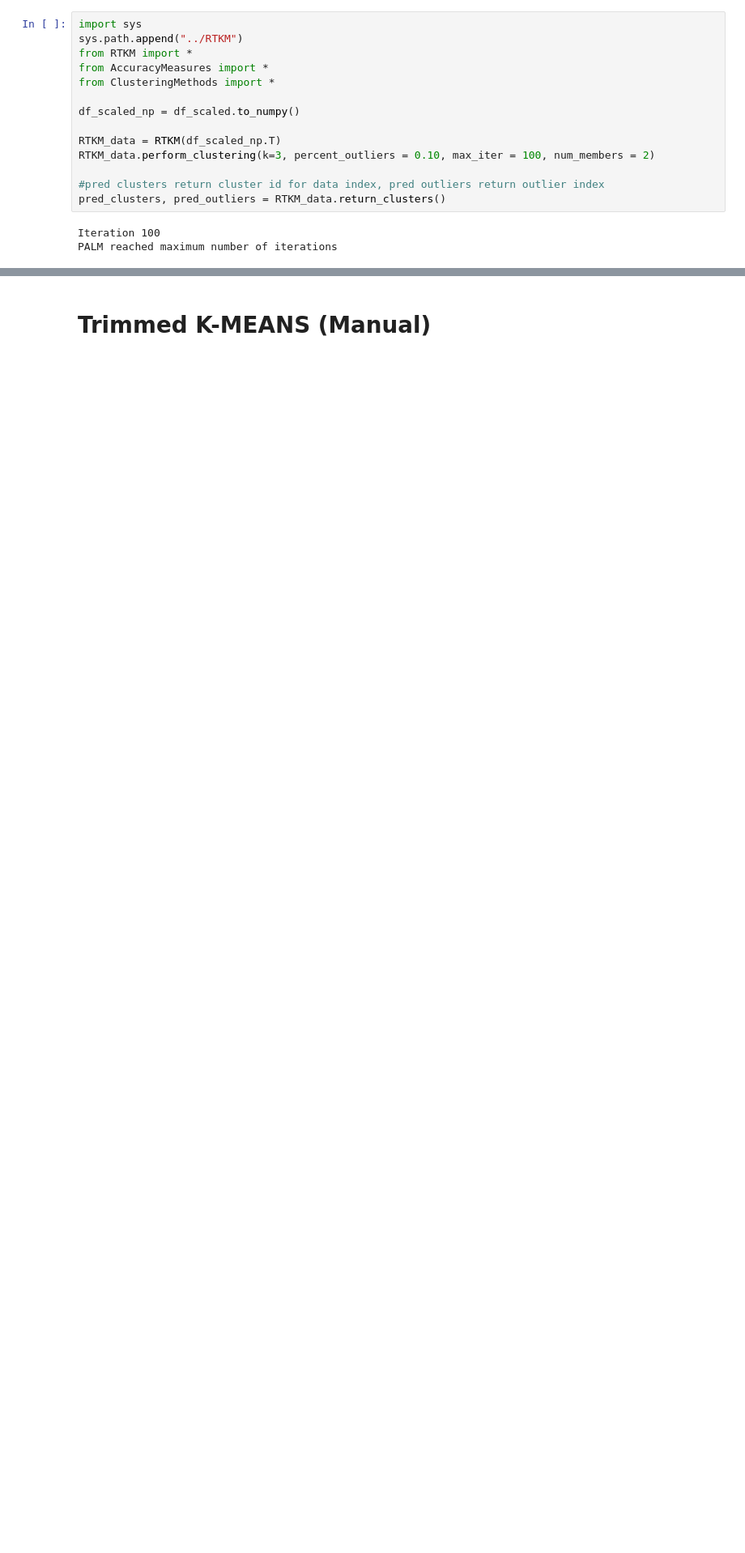
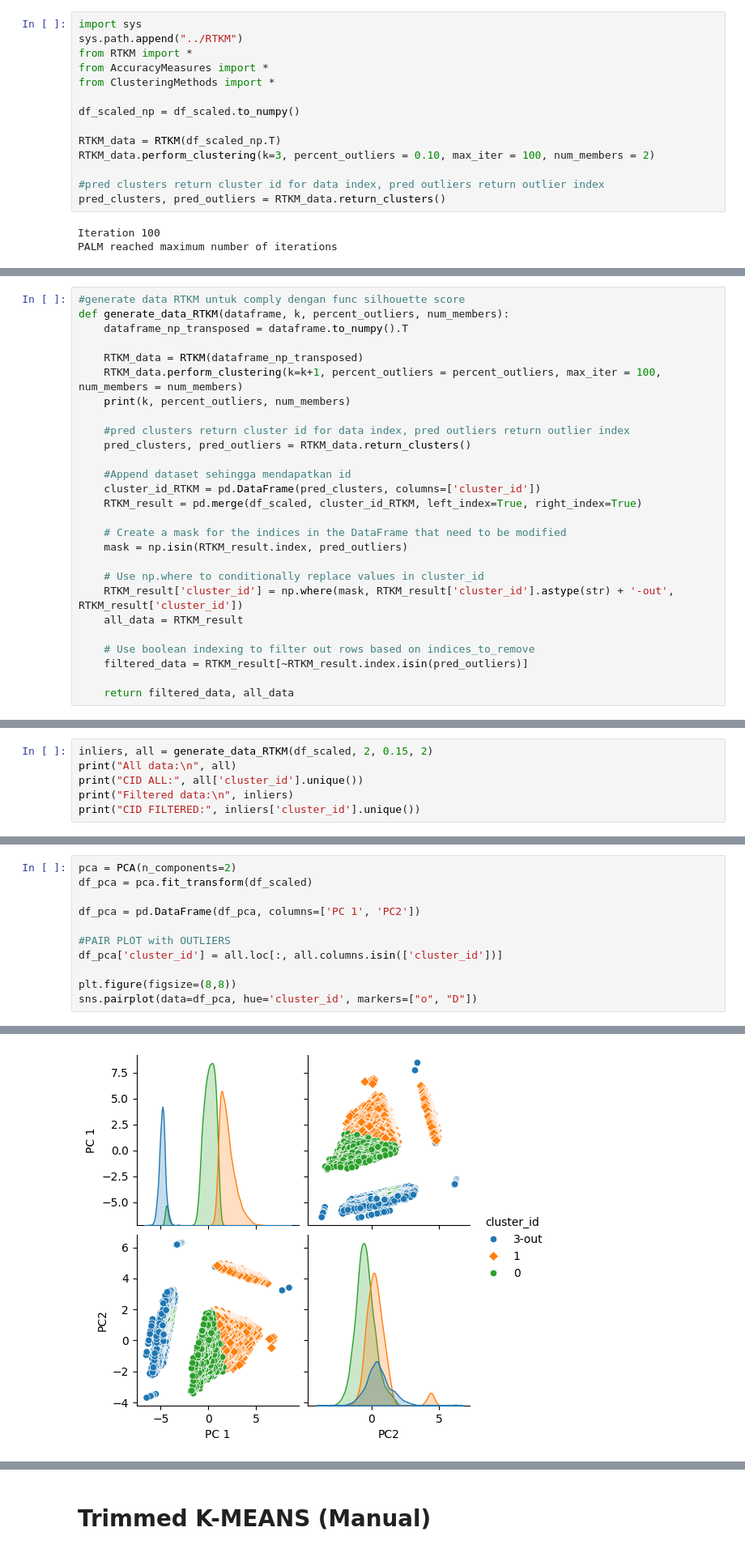
Before and after one commit to jptriciaestella/Skripsi-Kmeans-LTS, a Jupyter notebook: DATASET1/trimmed.ipynb, the cells around one changed output, grey strips where cells are left out. Shown at 81% size. Saved outputs shown, nothing was run; the diff lists cells and outputs as text; blank space fills up the shorter version.

```diff
--- a/DATASET1/trimmed.ipynb
+++ b/DATASET1/trimmed.ipynb
@@ -306,0 +306,27 @@ The markers list has fewer values (2) than needed (3) and will cycle, which may
+# %%
+#generate data RTKM untuk comply dengan func silhouette score
+def generate_data_RTKM(dataframe, k, percent_outliers, num_members):
+    dataframe_np_transposed = dataframe.to_numpy().T
+
+    RTKM_data = RTKM(dataframe_np_transposed)
+    RTKM_data.perform_clustering(k=k+1, percent_outliers = percent_outliers, max_iter = 100, num_members = num_members)
+    print(k, percent_outliers, num_members)
+
+    #pred clusters return cluster id for data index, pred outliers return outlier index
+    pred_clusters, pred_outliers = RTKM_data.return_clusters()
+
+    #Append dataset sehingga mendapatkan id
+    cluster_id_RTKM = pd.DataFrame(pred_clusters, columns=['cluster_id'])
+    RTKM_result = pd.merge(df_scaled, cluster_id_RTKM, left_index=True, right_index=True)
+
+    # Create a mask for the indices in the DataFrame that need to be modified
+    mask = np.isin(RTKM_result.index, pred_outliers)
+
+    # Use np.where to conditionally replace values in cluster_id
+    RTKM_result['cluster_id'] = np.where(mask, RTKM_result['cluster_id'].astype(str) + '-out', RTKM_result['cluster_id'])
+    all_data = RTKM_result
+
+    # Use boolean indexing to filter out rows based on indices_to_remove
+    filtered_data = RTKM_result[~RTKM_result.index.isin(pred_outliers)]
+
+    return filtered_data, all_data
@@ -306,0 +335,6 @@ The markers list has fewer values (2) than needed (3) and will cycle, which may
+# %%
+inliers, all = generate_data_RTKM(df_scaled, 2, 0.15, 2)
+print("All data:\n", all)
+print("CID ALL:", all['cluster_id'].unique())
+print("Filtered data:\n", inliers)
+print("CID FILTERED:", inliers['cluster_id'].unique())
@@ -306,0 +359,12 @@ The markers list has fewer values (2) than needed (3) and will cycle, which may
+# %%
+pca = PCA(n_components=2)
+df_pca = pca.fit_transform(df_scaled)
+
+df_pca = pd.DataFrame(df_pca, columns=['PC 1', 'PC2'])
+
+#PAIR PLOT with OUTLIERS
+df_pca['cluster_id'] = all.loc[:, all.columns.isin(['cluster_id'])]
+
+plt.figure(figsize=(8,8))
+sns.pairplot(data=df_pca, hue='cluster_id', markers=["o", "D"])
+# %% [output]
@@ -306,0 +377 @@ The markers list has fewer values (2) than needed (3) and will cycle, which may
+[figure, added]
```
Also changed, not shown: parts of 18 cells of this notebook.
